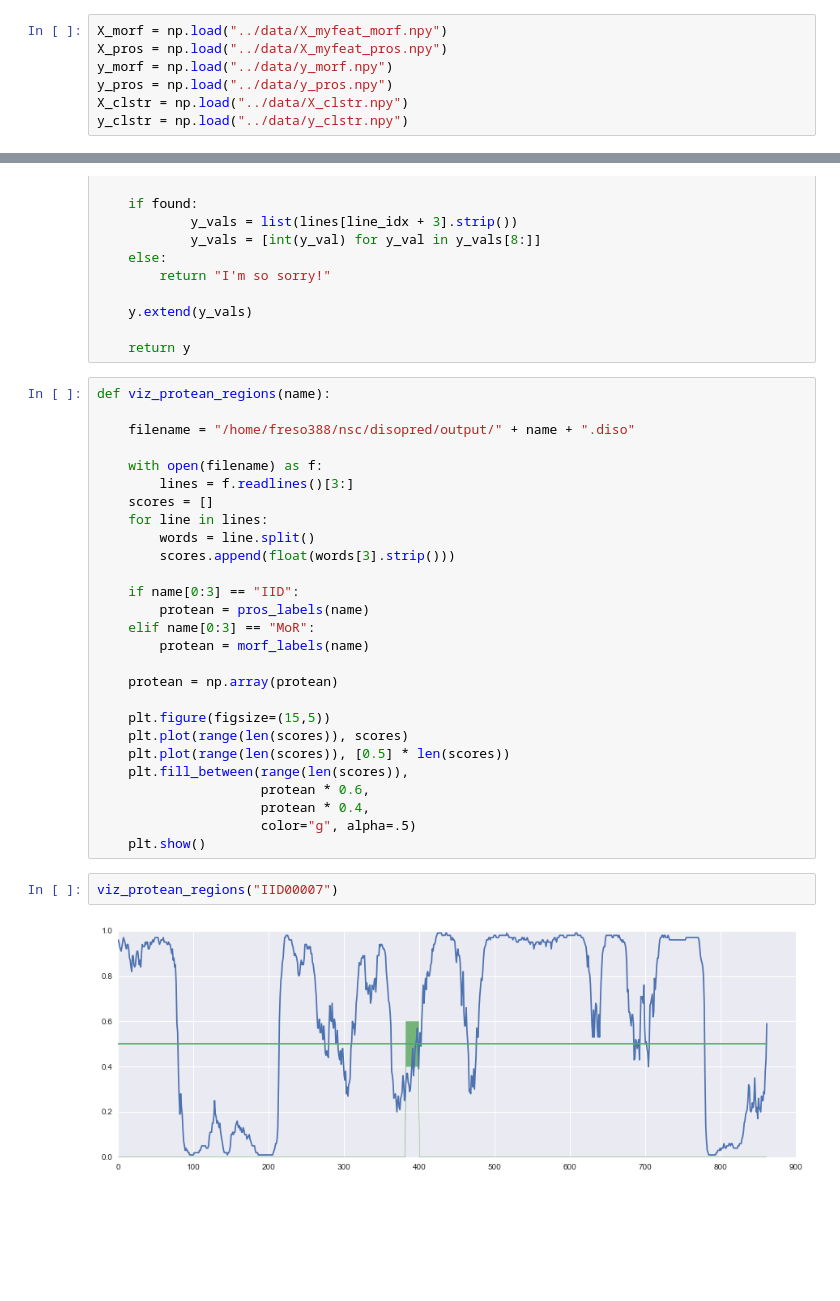
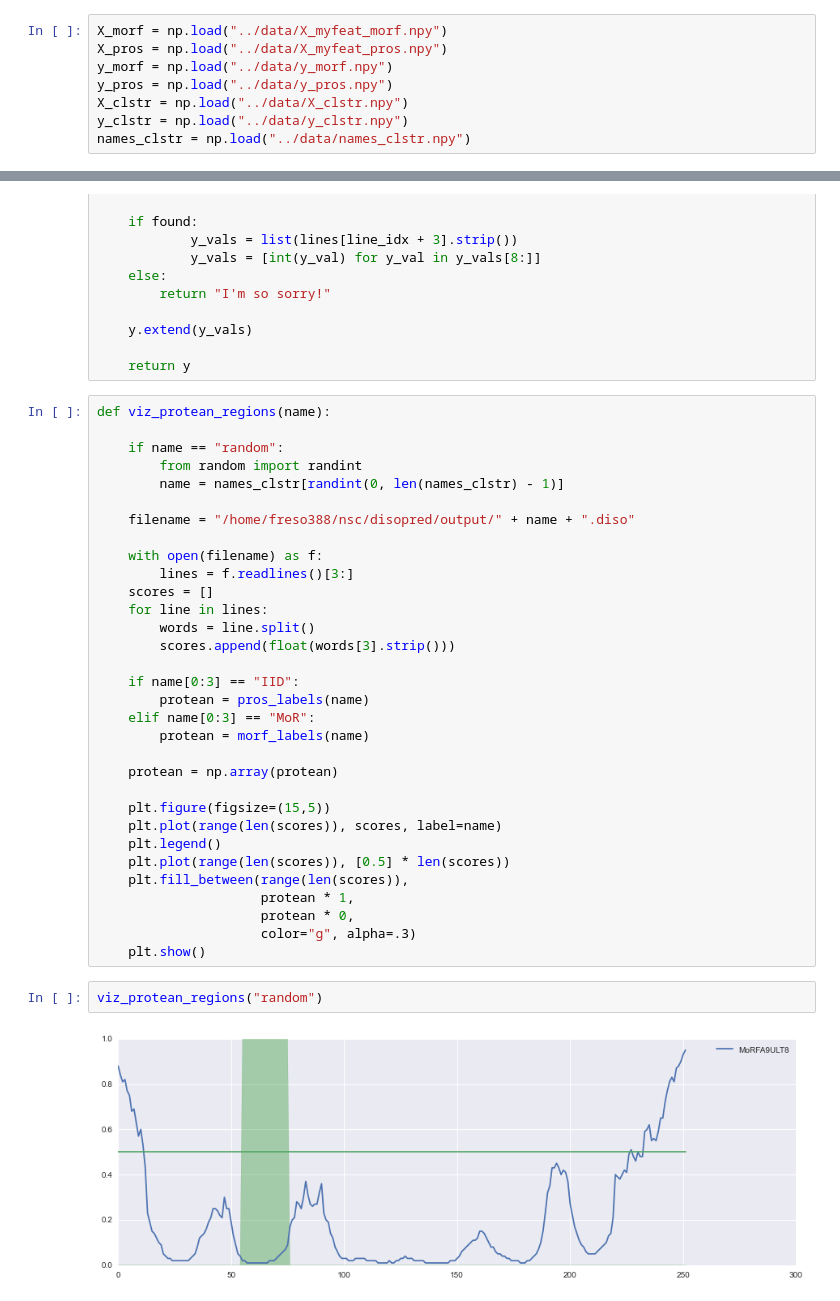
Before and after one commit to Thrinduil/exjobb, a Jupyter notebook: test_on_disordered_regions.ipynb, the cells around one changed output, grey strips where cells are left out. Drawn from its saved outputs; the diff is of its cells as text; blank space fills up the shorter version.

```diff
--- a/test_on_disordered_regions.ipynb
+++ b/test_on_disordered_regions.ipynb
@@ -13,6 +13,7 @@ y_morf = np.load("../data/y_morf.npy")
 y_pros = np.load("../data/y_pros.npy")
 X_clstr = np.load("../data/X_clstr.npy")
 y_clstr = np.load("../data/y_clstr.npy")
+names_clstr = np.load("../data/names_clstr.npy")
 # %%
 mask_morf = X_morf[:,320]>=0.5
 mask_pros = X_pros[:,320]>=0.5
@@ -180,6 +181,10 @@ def pros_labels(name):
     return y
 # %%
 def viz_protean_regions(name):
+
+    if name == "random":
+        from random import randint
+        name = names_clstr[randint(0, len(names_clstr) - 1)]
 
     filename = "/home/freso388/nsc/disopred/output/" + name + ".diso"
 
@@ -198,14 +203,15 @@ def viz_protean_regions(name):
     protean = np.array(protean)
 
     plt.figure(figsize=(15,5))
-    plt.plot(range(len(scores)), scores)
+    plt.plot(range(len(scores)), scores, label=name)
+    plt.legend()
     plt.plot(range(len(scores)), [0.5] * len(scores))
     plt.fill_between(range(len(scores)),
-                     protean * 0.6,
-                     protean * 0.4,
-                     color="g", alpha=.5)
+                     protean * 1,
+                     protean * 0,
+                     color="g", alpha=.3)
     plt.show()
 # %%
-viz_protean_regions("IID00007")
+viz_protean_regions("random")
 # %% [output]
-[figure, old version]
+[figure, new version]
```
Also changed, not shown: 2 other files.
